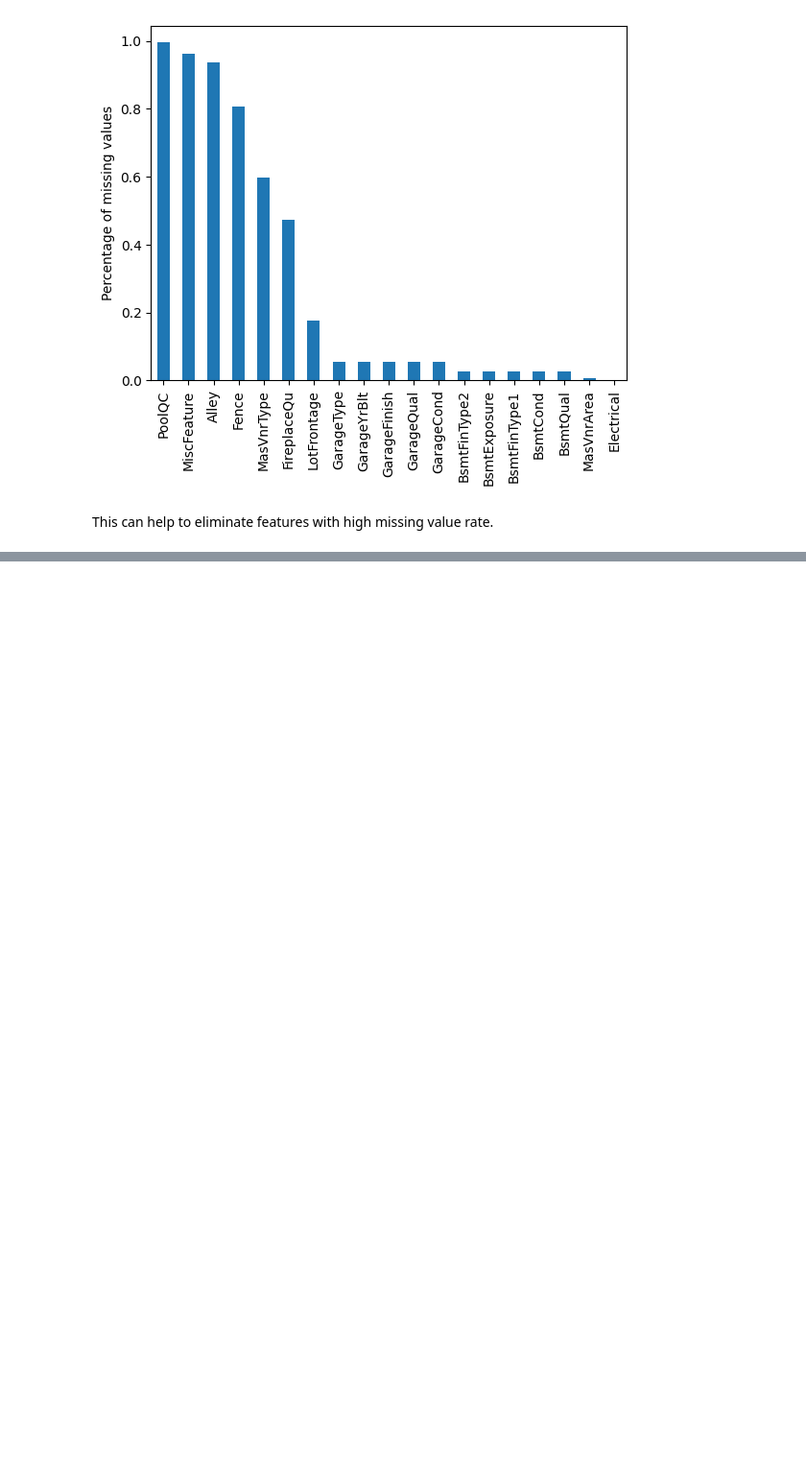
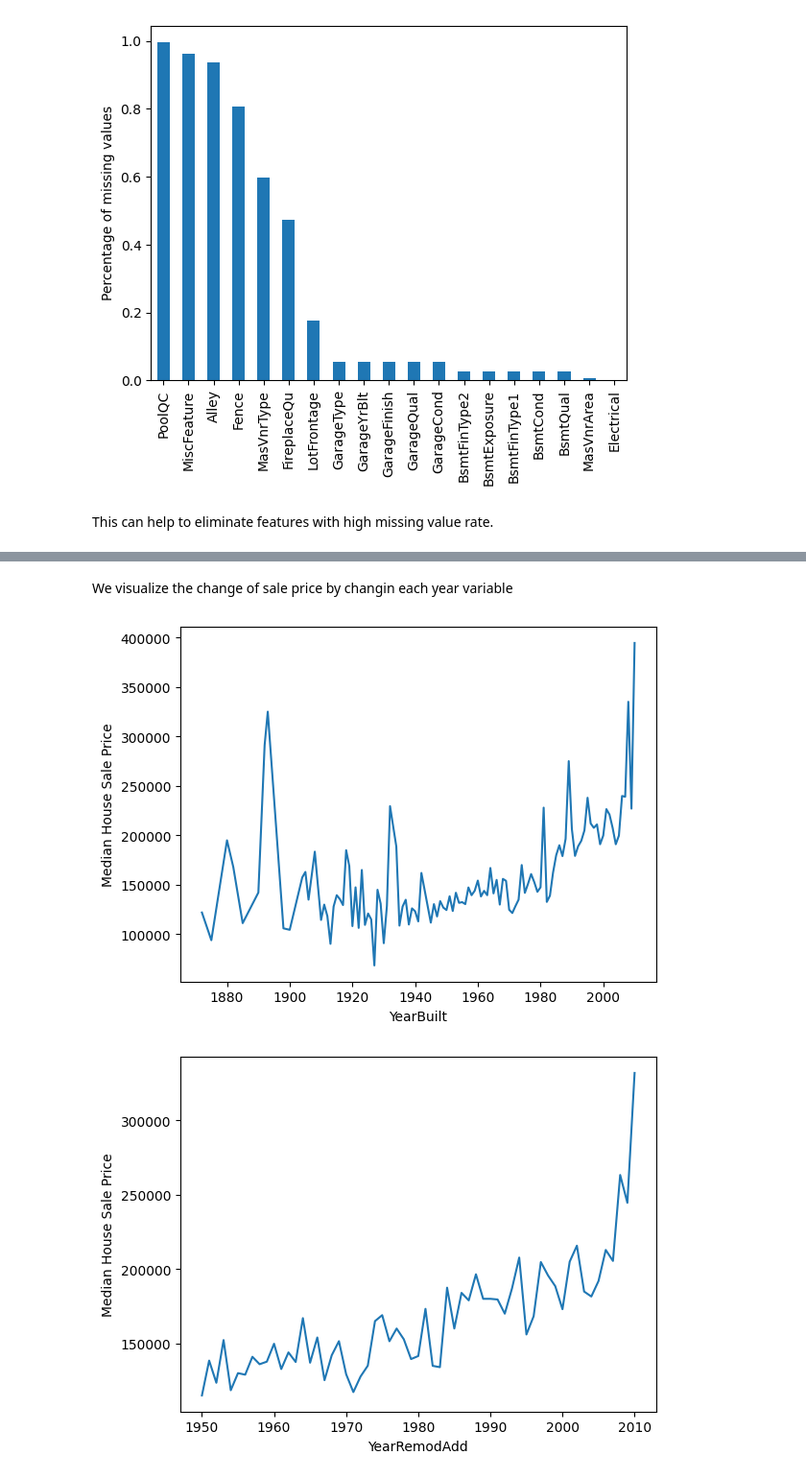
Before and after one commit to mj-yousefi/ML-Pipeline_HousePricePrediction, a Jupyter notebook: 01-exploratory_data_analysis.ipynb, the cells around one changed output, grey strips where cells are left out. Shown at 96% size. Cells and saved outputs as stored; diff of their text form; code cells hidden in the pictures; blank space fills up the shorter version.

```diff
--- a/01-exploratory_data_analysis.ipynb
+++ b/01-exploratory_data_analysis.ipynb
@@ -141,0 +155,6 @@ This can help to eliminate features with high missing value rate.
+# %%
+# list of temporal variables
+
+year_vars = ["YearBuilt", "YearRemodAdd", "GarageYrBlt", "YrSold"]
+
+data_df[year_vars]
@@ -141,0 +175,13 @@ This can help to eliminate features with high missing value rate.
+# %% [markdown]
+We visualize the change of sale price by changin each year variable
+# %%
+# plot
+
+for year_var in year_vars:
+    data_df.groupby(year_var)[target_variable].median().plot()
+    plt.ylabel("Median House Sale Price")
+    plt.xlabel(year_var)
+    plt.show()
+# %% [output]
+[figure, added]
+[figure, added]
```
Also changed, not shown: parts of 30 cells of this notebook.
